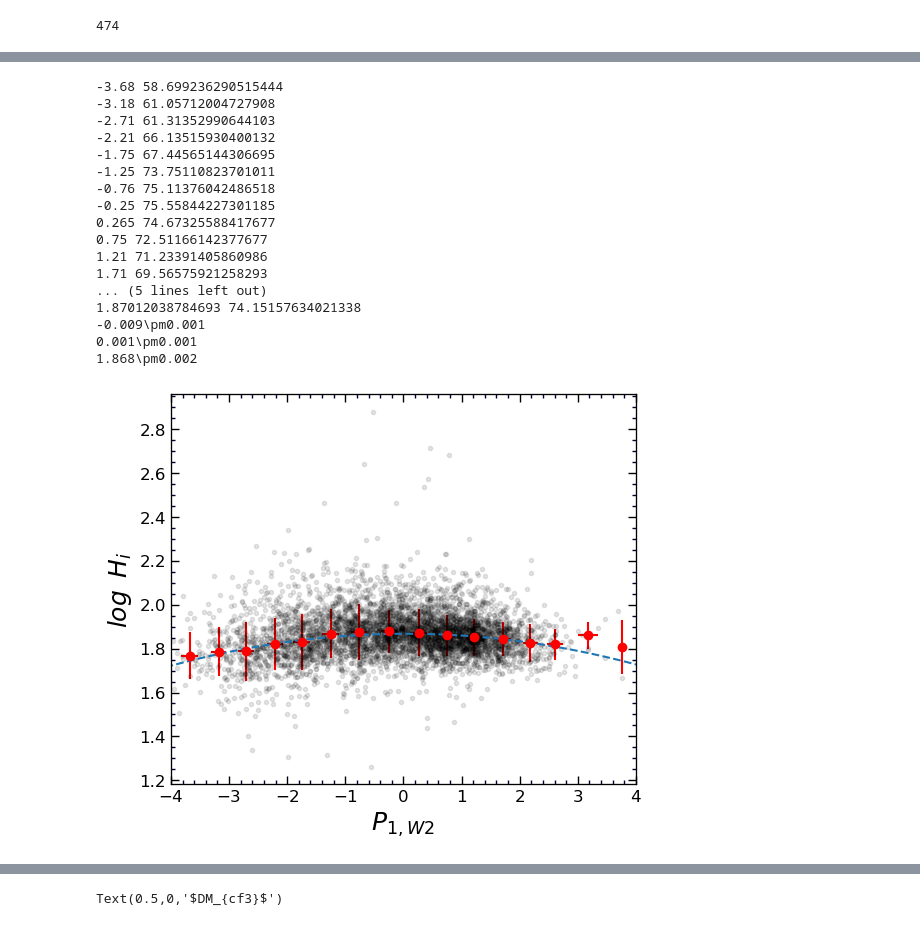
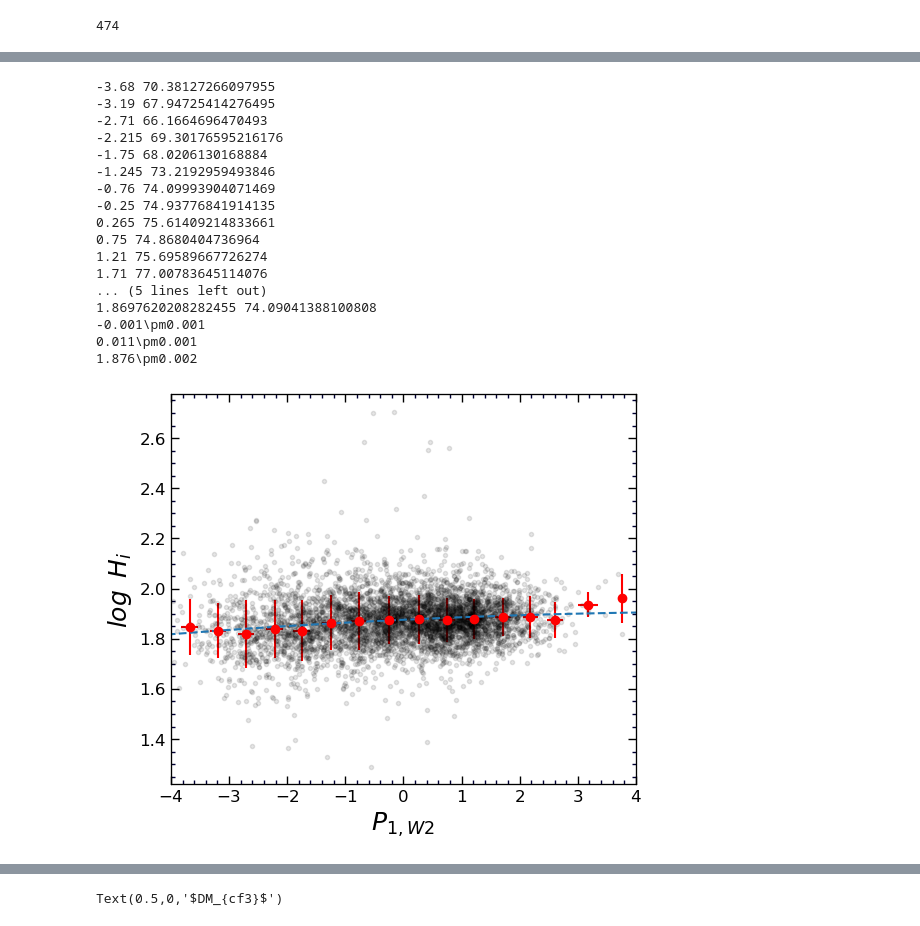
Before and after one commit to ekourkchi/TFcalibrators, a Jupyter notebook: Hubble_param-BandEvaluation.ipynb, the cells around one changed output, grey strips where cells are left out. Saved outputs shown, nothing was run; the diff lists cells and outputs as text; code cells hidden in the pictures.

```diff
--- a/Hubble_param-BandEvaluation.ipynb
+++ b/Hubble_param-BandEvaluation.ipynb
@@ -468,49 +448,49 @@ for i in np.arange(-4,4,0.5):
     if len(xp)>0:
         ax.errorbar(np.median(xp), np.median(yp), yerr=np.std(yp), xerr=np.std(xp), fmt='o',
                     color='r', ms=6)
         print np.median(xp), 10**np.median(yp)
 
 ax.set_xlabel(r'$P_{1,W2}$', fontsize=18)
 ax.set_ylabel(r'$log\/\/\/ H_i$', fontsize=18)
 
 
 
 
 ax.set_xlim(-4,4)
 
 v = np.linspace(-5, 5, 50)
 c, cov = np.polyfit(X, Y, 2, w=1./Ye, cov=True)
 ax.plot(v,c[0]*v**2+c[1]*v+c[2], '--')
 
-Y = Y - (c[0]*X**2+c[1]*X+c[2]) + med
+# Y = Y - (c[0]*X**2+c[1]*X+c[2]) + med
 
 print c
 med = np.median(Y)
 print med, 10**med
 
 
 set_axes(ax, fontsize=12)
 
 
 for i in range(len(c)):
         print '%.3f'%c[i]+'\pm'+'%.3f'%np.sqrt(cov[i][i])
 # %% [output]
--3.68 58.699236290515444
--3.18 61.05712004727908
--2.71 61.31352990644103
--2.21 66.13515930400132
--1.75 67.44565144306695
--1.25 73.75110823701011
--0.76 75.11376042486518
--0.25 75.55844227301185
-0.265 74.67325588417677
-0.75 72.51166142377677
-1.21 71.23391405860986
-1.71 69.56575921258293
+-3.68 70.38127266097955
+-3.19 67.94725414276495
+-2.71 66.1664696470493
+-2.215 69.30176595216176
+-1.75 68.0206130168884
+-1.245 73.2192959493846
+-0.76 74.09993904071469
+-0.25 74.93776841914135
+0.265 75.61409214833661
+0.75 74.8680404736964
+1.21 75.69589667726274
+1.71 77.00783645114076
 ... (5 lines left out)
-1.87012038784693 74.15157634021338
--0.009\pm0.001
-0.001\pm0.001
-1.868\pm0.002
+1.8697620208282455 74.09041388100808
+-0.001\pm0.001
+0.011\pm0.001
+1.876\pm0.002
-[figure, old version]
+[figure, new version]
 # %%
```
Also changed, not shown: parts of 35 cells of this notebook, 1 other file.
